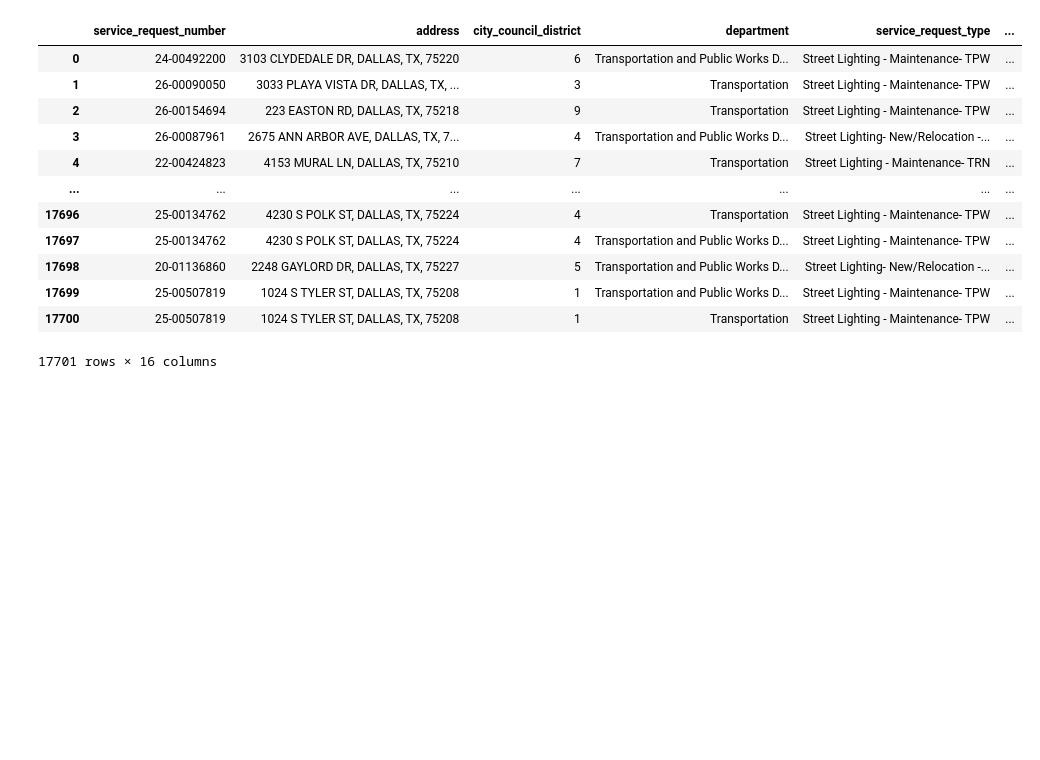
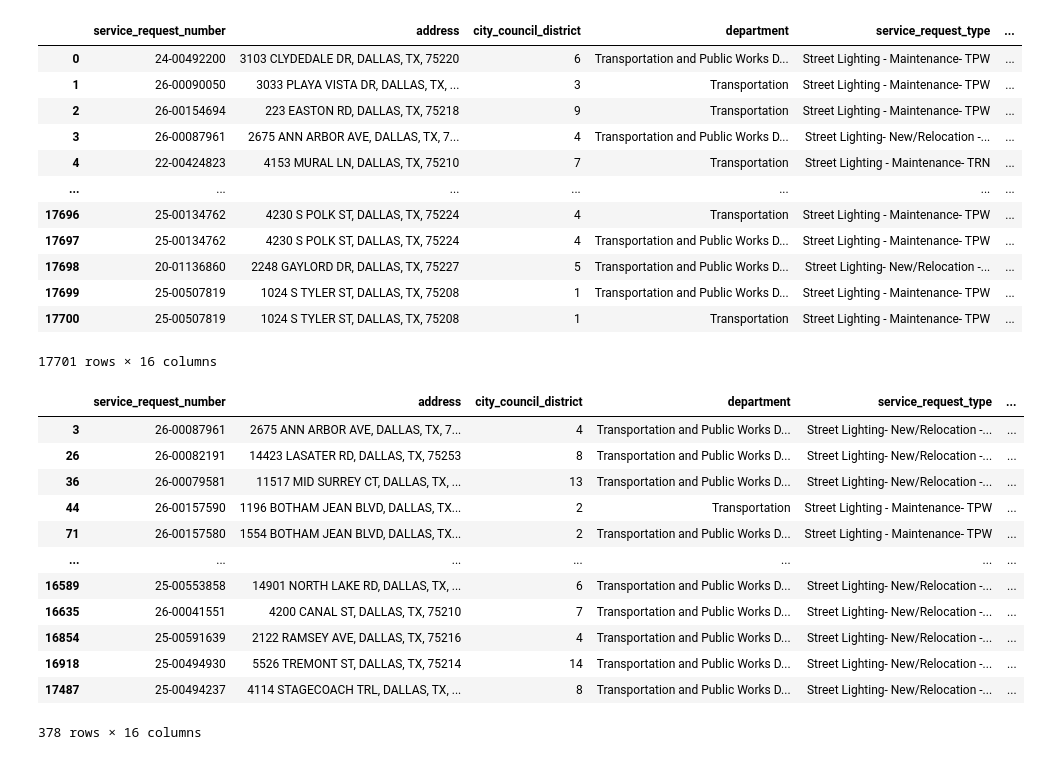
Before and after one commit to ratraverfallick/Hackathon_REU2026_Group4, a Jupyter notebook: lightdata.ipynb, the cells around one changed output. Saved outputs shown, nothing was run; the diff lists cells and outputs as text; code cells hidden in the pictures; blank space fills up the shorter version.

```diff
--- a/lightdata.ipynb
+++ b/lightdata.ipynb
@@ -83,3 +83,23 @@ service_light
 | 17699 | 25-00507819 | 1024 S TYLER ST, DALLAS, TX, 75208 | 1 | Transportation and Public Works D... | Street Lighting - Maintenance- TPW | ... |
 | 17700 | 25-00507819 | 1024 S TYLER ST, DALLAS, TX, 75208 | 1 | Transportation | Street Lighting - Maintenance- TPW | ... |
 17701 rows × 16 columns
+# %%
+not_closed = service_light[
+    ~service_light["status"].str.contains("Closed", case=False, na=False)
+]
+
+not_closed
+# %% [output]
+|  | service_request_number | address | city_council_district | department | service_request_type | ... |
+| 3 | 26-00087961 | 2675 ANN ARBOR AVE, DALLAS, TX, 7... | 4 | Transportation and Public Works D... | Street Lighting- New/Relocation -... | ... |
+| 26 | 26-00082191 | 14423 LASATER RD, DALLAS, TX, 75253 | 8 | Transportation and Public Works D... | Street Lighting- New/Relocation -... | ... |
+| 36 | 26-00079581 | 11517 MID SURREY CT, DALLAS, TX, ... | 13 | Transportation and Public Works D... | Street Lighting- New/Relocation -... | ... |
+| 44 | 26-00157590 | 1196 BOTHAM JEAN BLVD, DALLAS, TX... | 2 | Transportation | Street Lighting - Maintenance- TPW | ... |
+| 71 | 26-00157580 | 1554 BOTHAM JEAN BLVD, DALLAS, TX... | 2 | Transportation and Public Works D... | Street Lighting - Maintenance- TPW | ... |
+| ... | ... | ... | ... | ... | ... | ... |
+| 16589 | 25-00553858 | 14901 NORTH LAKE RD, DALLAS, TX, ... | 6 | Transportation and Public Works D... | Street Lighting- New/Relocation -... | ... |
+| 16635 | 26-00041551 | 4200 CANAL ST, DALLAS, TX, 75210 | 7 | Transportation and Public Works D... | Street Lighting- New/Relocation -... | ... |
+| 16854 | 25-00591639 | 2122 RAMSEY AVE, DALLAS, TX, 75216 | 4 | Transportation and Public Works D... | Street Lighting- New/Relocation -... | ... |
+| 16918 | 25-00494930 | 5526 TREMONT ST, DALLAS, TX, 75214 | 14 | Transportation and Public Works D... | Street Lighting- New/Relocation -... | ... |
+| 17487 | 25-00494237 | 4114 STAGECOACH TRL, DALLAS, TX, ... | 8 | Transportation and Public Works D... | Street Lighting- New/Relocation -... | ... |
+378 rows × 16 columns
```
Also changed, not shown: parts of 11 cells of this notebook.
